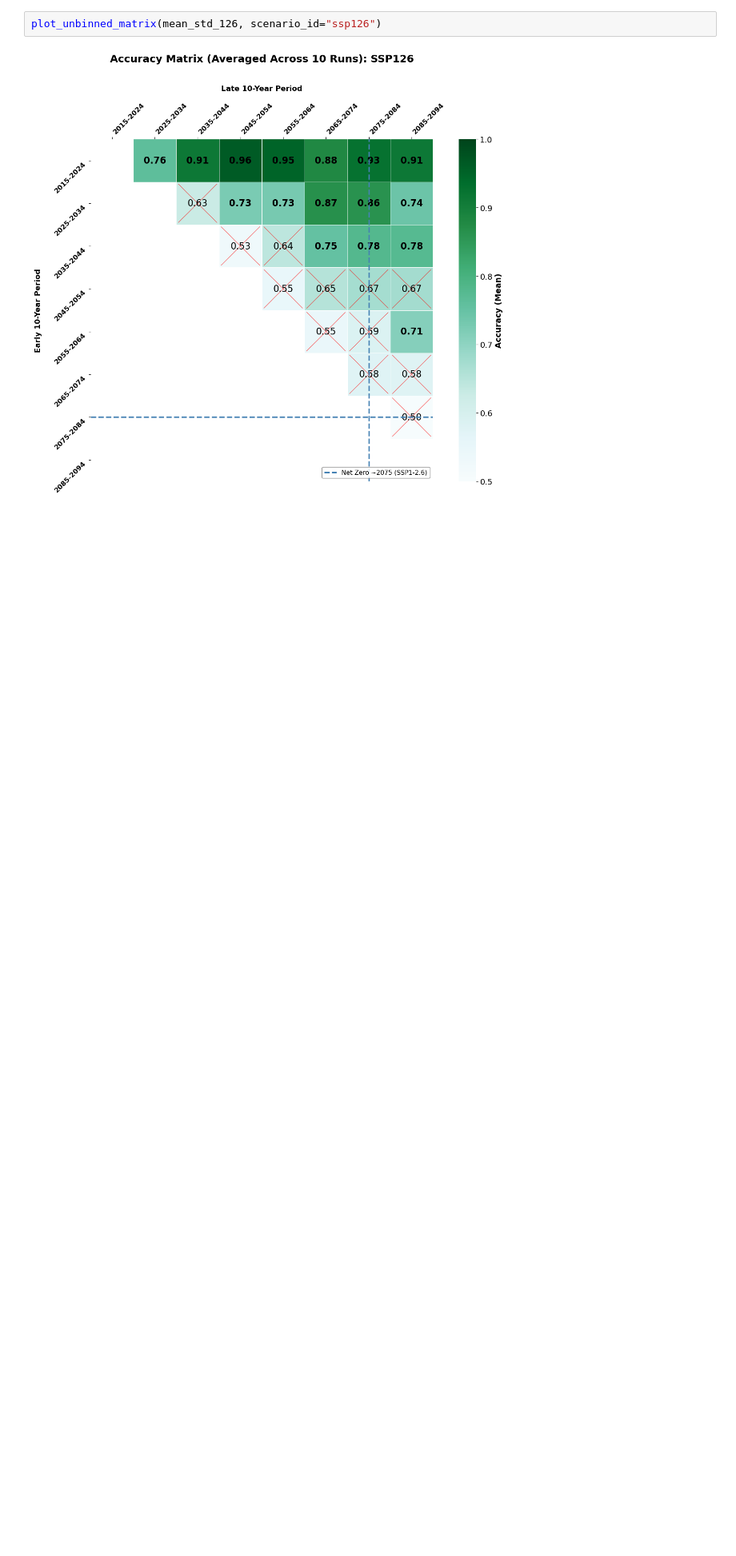
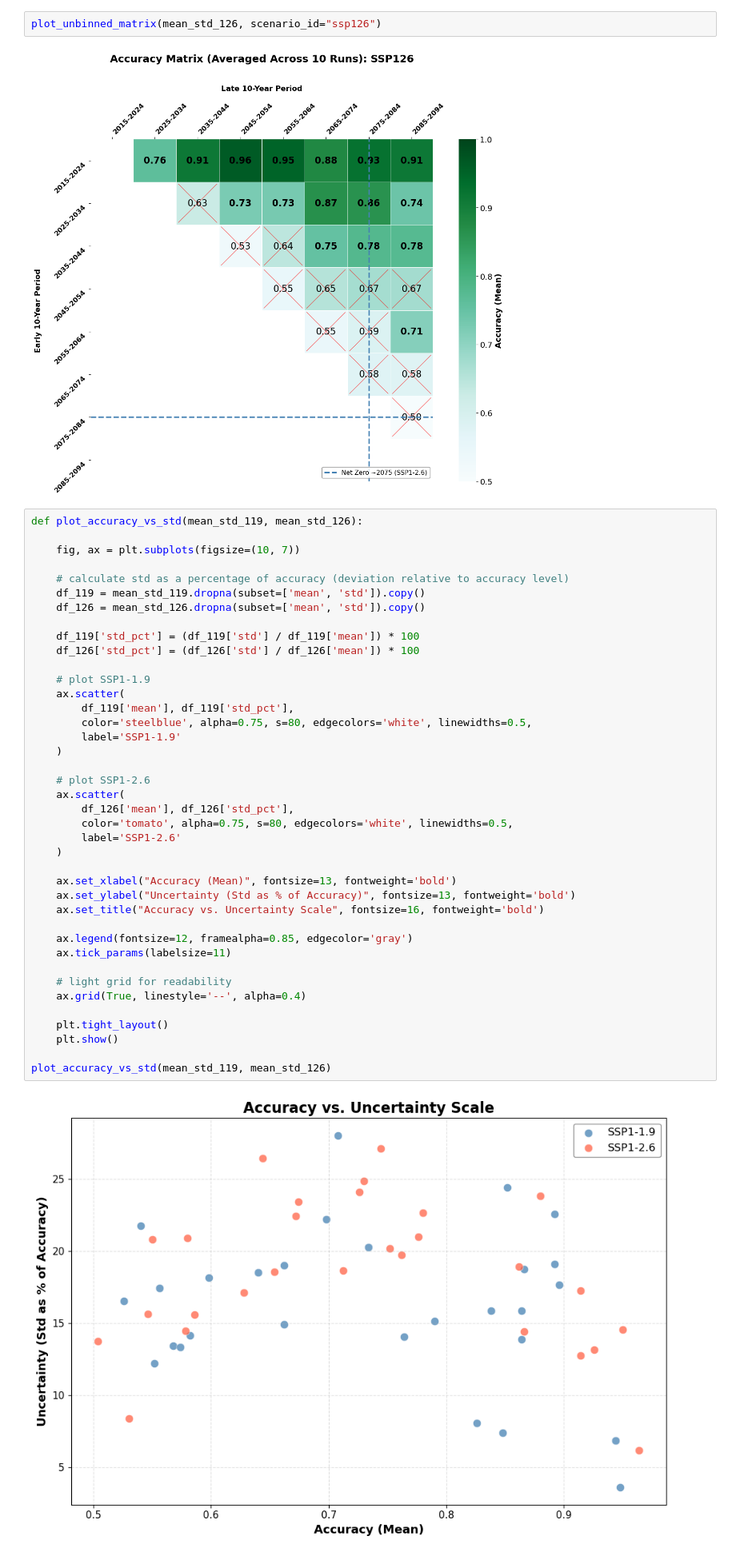
Before and after one commit to sek2dcs/MamalakisResearch, a Jupyter notebook: make_matrix.ipynb, the cells around one changed output. Shown at 80% size. Cells and saved outputs as stored; diff of their text form; blank space fills up the shorter version.

Commit message:
scatterplot

```diff
--- a/make_matrix.ipynb
+++ b/make_matrix.ipynb
@@ -288,6 +288,48 @@ plot_unbinned_matrix(mean_std_119, scenario_id="ssp119")
 plot_unbinned_matrix(mean_std_126, scenario_id="ssp126")
 # %% [output]
 [figure]
+# %%
+def plot_accuracy_vs_std(mean_std_119, mean_std_126):
+
+    fig, ax = plt.subplots(figsize=(10, 7))
+
+    # calculate std as a percentage of accuracy (deviation relative to accuracy level)
+    df_119 = mean_std_119.dropna(subset=['mean', 'std']).copy()
+    df_126 = mean_std_126.dropna(subset=['mean', 'std']).copy()
+
+    df_119['std_pct'] = (df_119['std'] / df_119['mean']) * 100
+    df_126['std_pct'] = (df_126['std'] / df_126['mean']) * 100
+
+    # plot SSP1-1.9
+    ax.scatter(
+        df_119['mean'], df_119['std_pct'],
+        color='steelblue', alpha=0.75, s=80, edgecolors='white', linewidths=0.5,
+        label='SSP1-1.9'
+    )
+
+    # plot SSP1-2.6
+    ax.scatter(
+        df_126['mean'], df_126['std_pct'],
+        color='tomato', alpha=0.75, s=80, edgecolors='white', linewidths=0.5,
+        label='SSP1-2.6'
+    )
+
+    ax.set_xlabel("Accuracy (Mean)", fontsize=13, fontweight='bold')
+    ax.set_ylabel("Uncertainty (Std as % of Accuracy)", fontsize=13, fontweight='bold')
+    ax.set_title("Accuracy vs. Uncertainty Scale", fontsize=16, fontweight='bold')
+
+    ax.legend(fontsize=12, framealpha=0.85, edgecolor='gray')
+    ax.tick_params(labelsize=11)
+
+    # light grid for readability
+    ax.grid(True, linestyle='--', alpha=0.4)
+
+    plt.tight_layout()
+    plt.show()
+
+plot_accuracy_vs_std(mean_std_119, mean_std_126)
+# %% [output]
+[figure, added]
 # %%
 def plot_std_matrix(df, scenario_id="ssp119"):
 
```
